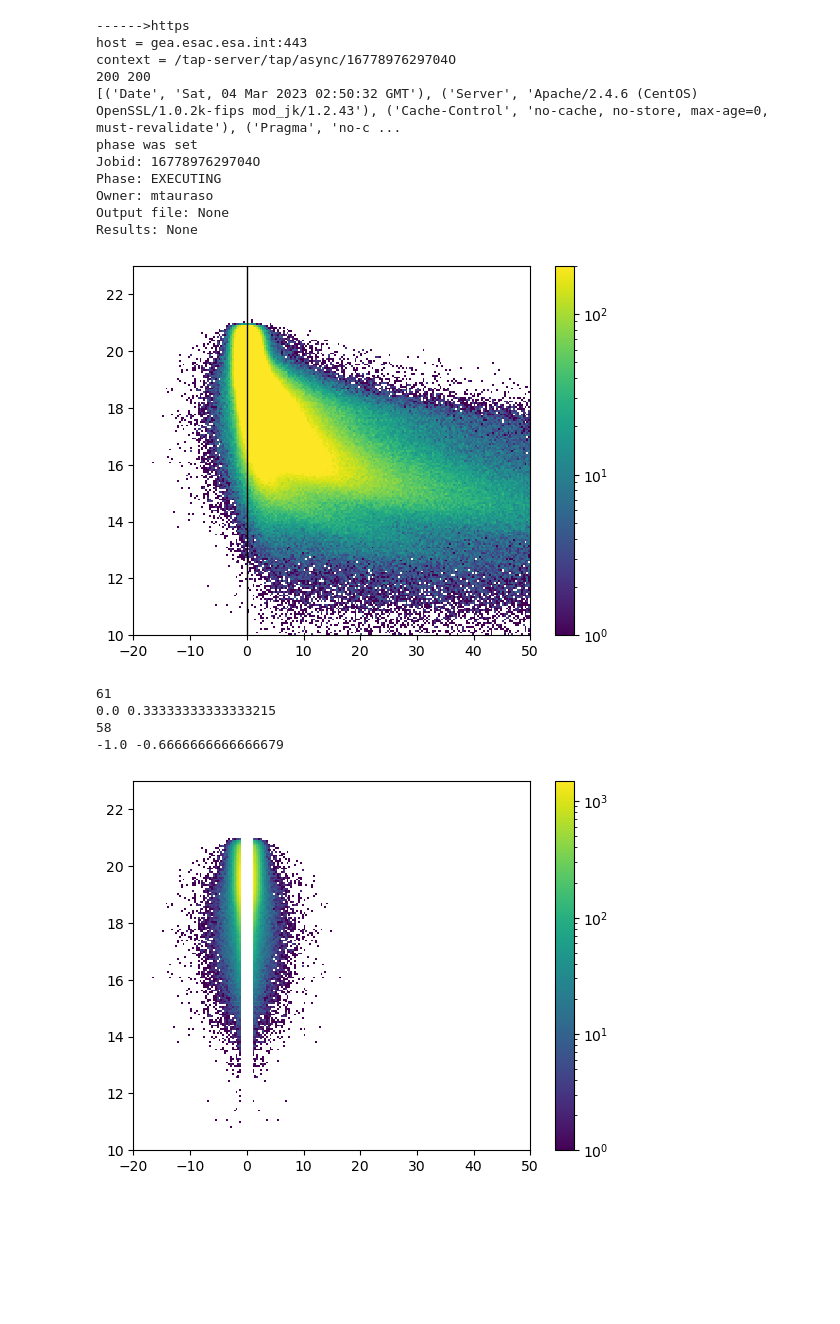
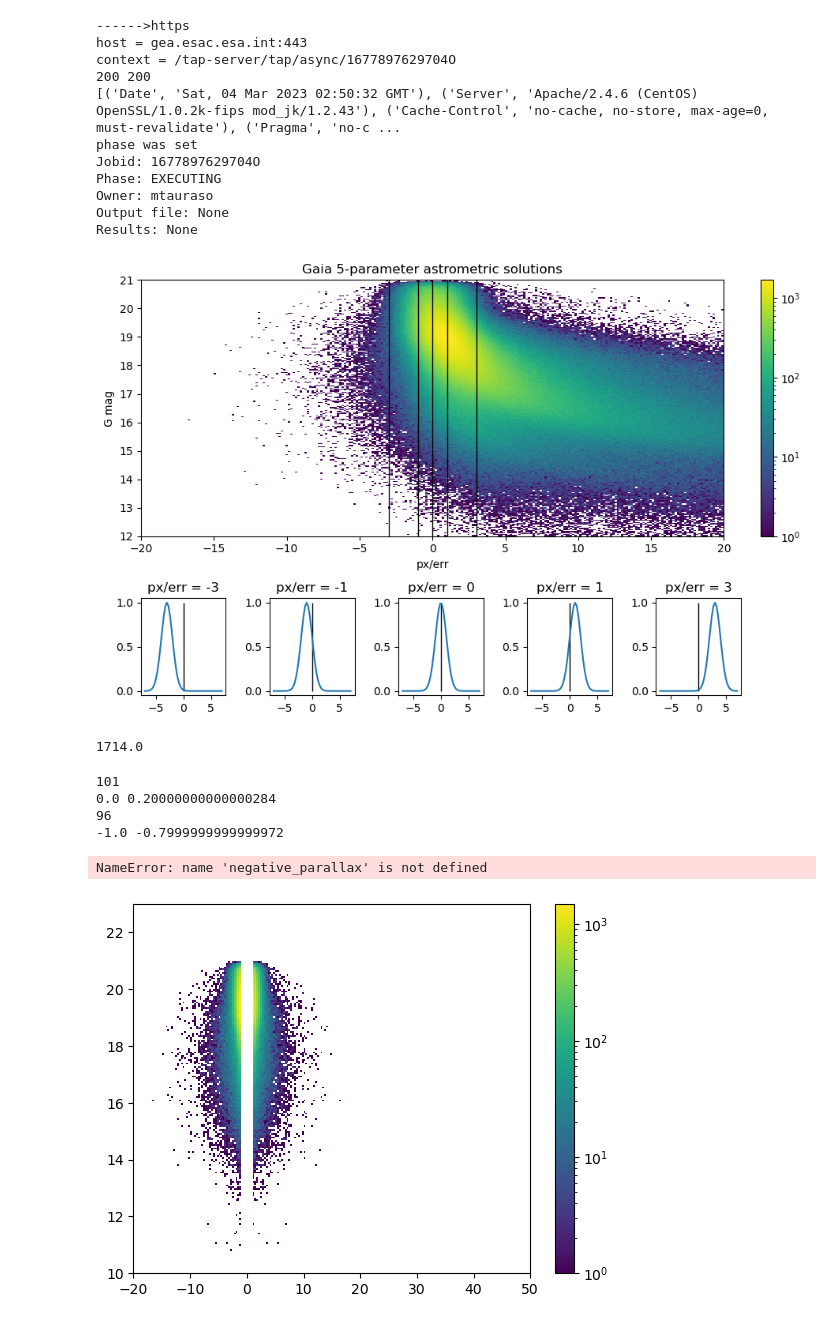
Before and after one commit to mtauraso/astro511, a Jupyter notebook: FinalProjectExploration5param.ipynb, the cells around one changed output. Drawn from its saved outputs; the diff is of its cells as text; code cells hidden in the pictures; blank space fills up the shorter version.

```diff
--- a/FinalProjectExploration5param.ipynb
+++ b/FinalProjectExploration5param.ipynb
@@ -78,19 +78,50 @@ Owner: mtauraso
 Output file: None
 Results: None
 # %%
-data.write('random_sources.hdf5', format='hdf5', overwrite=True, serialize_meta=True)
+#data.write('random_sources.hdf5', format='hdf5', overwrite=True, serialize_meta=True)
+from astropy.table import Table
+data=Table.read('random_sources.hdf5', format='hdf5')
-# %%
-from matplotlib.path import Path
-import matplotlib.patches as patches
-fig, ax = plt.subplots()
-
-h, parallax_over_error_edges, phot_g_mean_mag_edges, _ =plt.hist2d(data['parallax_over_error'], data['phot_g_mean_mag'], bins=(210,200), range=((-20,50), (10,23)) , norm=colors.LogNorm(1,200))
-plt.colorbar()
-
-ax.add_patch(patches.PathPatch(Path([(0,10),(0,25)]), fill=False))
-plt.show()
-# %% [output]
-[figure, removed]
+# %%
+from matplotlib.path import Path
+import matplotlib.patches as patches
+import matplotlib.pyplot as plt
+import matplotlib.colors as colors
+import numpy as np
+from scipy.stats import norm
+
+fig = plt.figure()
+fig.set_size_inches(10,6)
+
+x = np.linspace(-7,7)
+poe_vals = [-3,-1,0,1,3]
+plot_grid_size = (len(poe_vals)+1, len(poe_vals) + 1)
+
+for i,poe in enumerate(poe_vals):
+    ax = plt.subplot2grid(plot_grid_size,(len(poe_vals)-1,i), rowspan=2)
+    ax.set_title(f"px/err = {poe}")
+    ax.plot(x, norm.pdf(x,poe,1)*(np.sqrt(2*np.pi)))
+    ax.add_patch(patches.PathPatch(Path([(0,0),(0,1)]), fill=False))
+
+ax = plt.subplot2grid(plot_grid_size,(0,0), colspan=plot_grid_size[1], rowspan=plot_grid_size[0]-2)
+
+#fig, ax = plt.subplots()
+h, parallax_over_error_edges, phot_g_mean_mag_edges, _ =plt.hist2d(data['parallax_over_error'], data['phot_g_mean_mag'], bins=(250,250), range=((-20,20), (12,21)), norm=colors.LogNorm(1,1700))
+plt.colorbar()
+
+ax.add_patch(patches.PathPatch(Path([(0,8),(0,25)]), fill=False))
+ax.add_patch(patches.PathPatch(Path([(1,8),(1,25)]), fill=False))
+ax.add_patch(patches.PathPatch(Path([(-1,8),(-1,25)]), fill=False))
+ax.add_patch(patches.PathPatch(Path([(3,8),(3,25)]), fill=False))
+ax.add_patch(patches.PathPatch(Path([(-3,8),(-3,25)]), fill=False))
+ax.set_title("Gaia 5-parameter astrometric solutions")
+ax.set_xlabel("px/err")
+ax.set_ylabel("G mag")
+plt.tight_layout()
+plt.show()
+np.max(h)
+# %% [output]
+[figure, added]
+1714.0
 # %%
 # What is the bin index in parallax space that contains zero?
 # The way we map the mirror bin relies on the left edge of this bin being zero
@@ -211,10 +242,11 @@ mirror_pmdec_error = np.array(mirror_pmdec_error)
 problem_poe = np.ma.masked_array(data['parallax_over_error'], mask = np.logical_or(negative_parallax, limit_mask)).compressed()
 problem_mag = np.ma.masked_array(data['phot_g_mean_mag'], mask = np.logical_or(negative_parallax, limit_mask)).compressed()
 # %% [output]
-61
-0.0 0.33333333333333215
-58
--1.0 -0.6666666666666679
+101
+0.0 0.20000000000000284
+96
+-1.0 -0.7999999999999972
+NameError: name 'negative_parallax' is not defined
 # %%
 h, _, _, _ = plt.hist2d(problem_poe, problem_mag,
            bins=(210,200), range=((-20,50), (10,23)) , norm=colors.LogNorm(1,1500))
```
Also changed, not shown: 39 other files.
